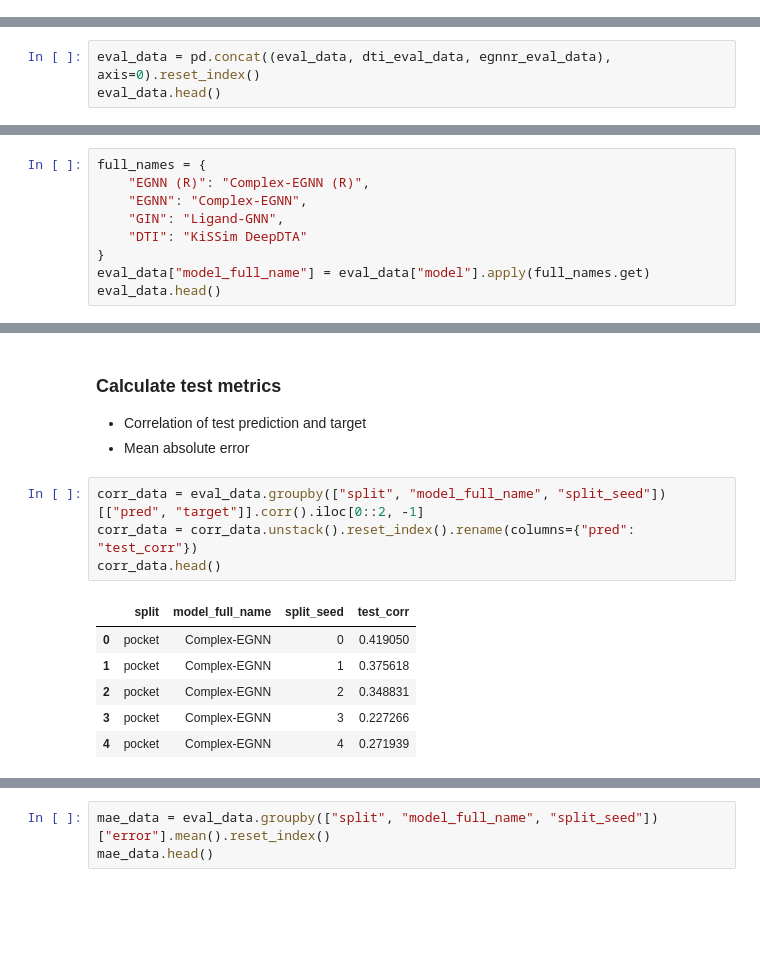
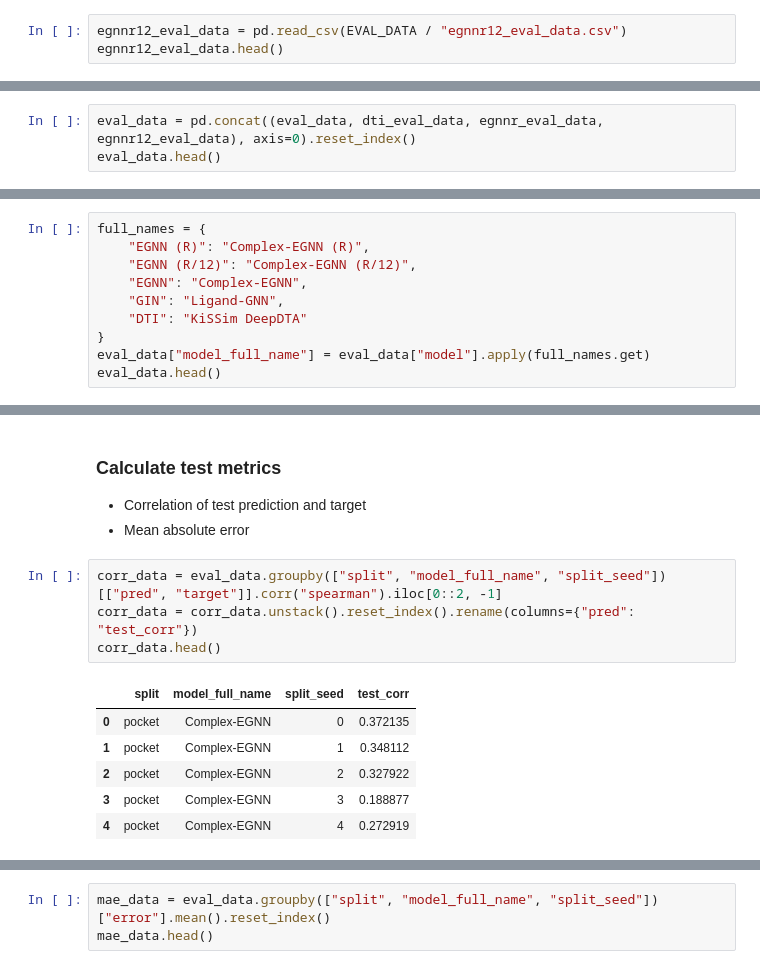
Before and after one commit to volkamerlab/kinodata-3D-affinity-prediction, a Jupyter notebook: scripts/evaluation.ipynb, the cells around one changed output, grey strips where cells are left out. Cells and saved outputs as stored; diff of their text form; blank space fills up the shorter version.

```diff
--- a/scripts/evaluation.ipynb
+++ b/scripts/evaluation.ipynb
@@ -49,3 +50,6 @@ egnnr_eval_data.head()
 | 2 | 7.810676 | 17641064 | EGNN (R) | random | 4 | 7.995679 | 7.995679 |
 | 3 | 7.670426 | 17641064 | EGNN (R) | random | 4 | 7.995679 | 7.995679 |
 | 4 | 8.113914 | 17641064 | EGNN (R) | scaffold | 3 | 7.995679 | 7.995679 |
+# %%
+egnnr12_eval_data = pd.read_csv(EVAL_DATA / "egnnr12_eval_data.csv")
+egnnr12_eval_data.head()
@@ -52,5 +63,5 @@ egnnr_eval_data.head()
 # %%
-eval_data = pd.concat((eval_data, dti_eval_data, egnnr_eval_data), axis=0).reset_index()
+eval_data = pd.concat((eval_data, dti_eval_data, egnnr_eval_data, egnnr12_eval_data), axis=0).reset_index()
 eval_data.head()
 # %% [output]
 |  | index | pred | ident | model | split | split_seed | activities.standard_value | target |
@@ -94,6 +105,7 @@ assert (eval_data.groupby("ident")["target"].std() == 0).all()
 # %%
 full_names = {
     "EGNN (R)": "Complex-EGNN (R)",
+    "EGNN (R/12)": "Complex-EGNN (R/12)",
     "EGNN": "Complex-EGNN",
     "GIN": "Ligand-GNN",
     "DTI": "KiSSim DeepDTA"
@@ -112,13 +124,13 @@ eval_data.head()
 * Correlation of test prediction and target
 * Mean absolute error
 # %%
-corr_data = eval_data.groupby(["split", "model_full_name", "split_seed"])[["pred", "target"]].corr().iloc[0::2, -1]
+corr_data = eval_data.groupby(["split", "model_full_name", "split_seed"])[["pred", "target"]].corr("spearman").iloc[0::2, -1]
 corr_data = corr_data.unstack().reset_index().rename(columns={"pred": "test_corr"})
 corr_data.head()
 # %% [output]
 |  | split | model_full_name | split_seed | test_corr |
-| 0 | pocket | Complex-EGNN | 0 | 0.419050 |
-| 1 | pocket | Complex-EGNN | 1 | 0.375618 |
-| 2 | pocket | Complex-EGNN | 2 | 0.348831 |
-| 3 | pocket | Complex-EGNN | 3 | 0.227266 |
-| 4 | pocket | Complex-EGNN | 4 | 0.271939 |
+| 0 | pocket | Complex-EGNN | 0 | 0.372135 |
+| 1 | pocket | Complex-EGNN | 1 | 0.348112 |
+| 2 | pocket | Complex-EGNN | 2 | 0.327922 |
+| 3 | pocket | Complex-EGNN | 3 | 0.188877 |
+| 4 | pocket | Complex-EGNN | 4 | 0.272919 |
```
Also changed, not shown: parts of 11 cells of this notebook, 2 other files.
